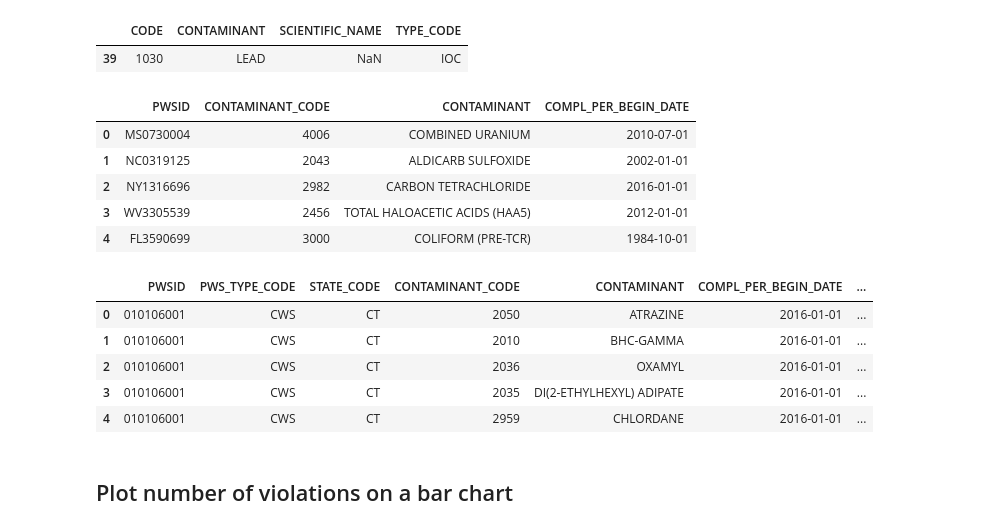
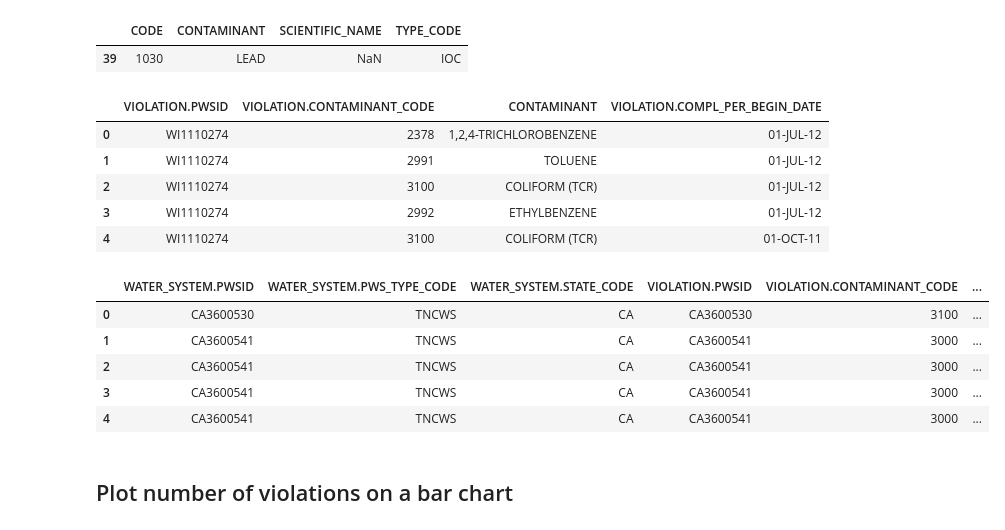
Before and after one commit to codeforboston/safe-water, a Jupyter notebook: projects/Exploratory Phase/code/python/notebooks/eda_charts.ipynb, the cells around one changed output. Saved outputs shown, nothing was run; the diff lists cells and outputs as text; code cells hidden in the pictures.

```diff
--- a/projects/Exploratory Phase/code/python/notebooks/eda_charts.ipynb
+++ b/projects/Exploratory Phase/code/python/notebooks/eda_charts.ipynb
@@ -77,8 +49,8 @@ viol.head()
 # %% [markdown]
 ## Join violations to dictionary of contaminants, to get names
 # %%
-contaminant_codes = pd.read_csv(os.path.join(data_dir, 'sdwis/contaminant-codes.csv'), sep=',', \
-                               dtype={'CODE': np.str})
+contaminant_codes = pd.read_csv(os.path.join(SDWIS_DIR, 'contaminant-codes.csv'), sep=',',
+                                dtype={'CODE' : np.str})
 contaminant_codes = contaminant_codes.rename(index=str, columns={"NAME": "CONTAMINANT"})
 contaminant_codes[contaminant_codes['CONTAMINANT'] == "LEAD"]
 # %% [output]
@@ -86,12 +58,12 @@ contaminant_codes[contaminant_codes['CONTAMINANT'] == "LEAD"]
 | 39 | 1030 | LEAD | NaN | IOC |
 # %%
 viol = pd.merge(viol, contaminant_codes, left_on='CONTAMINANT_CODE_STR', right_on='CODE', how='left')
-viol = viol[['PWSID', 'CONTAMINANT_CODE', 'CONTAMINANT', 'COMPL_PER_BEGIN_DATE']].drop_duplicates()
+viol = viol[['VIOLATION.PWSID', 'VIOLATION.CONTAMINANT_CODE', 'CONTAMINANT', 'VIOLATION.COMPL_PER_BEGIN_DATE']].drop_duplicates()
 viol.head()
 # %% [output]
-|  | PWSID | CONTAMINANT_CODE | CONTAMINANT | COMPL_PER_BEGIN_DATE |
-| 0 | MS0730004 | 4006 | COMBINED URANIUM | 2010-07-01 |
-| 1 | NC0319125 | 2043 | ALDICARB SULFOXIDE | 2002-01-01 |
-| 2 | NY1316696 | 2982 | CARBON TETRACHLORIDE | 2016-01-01 |
-| 3 | WV3305539 | 2456 | TOTAL HALOACETIC ACIDS (HAA5) | 2012-01-01 |
-| 4 | FL3590699 | 3000 | COLIFORM (PRE-TCR) | 1984-10-01 |
+|  | VIOLATION.PWSID | VIOLATION.CONTAMINANT_CODE | CONTAMINANT | VIOLATION.COMPL_PER_BEGIN_DATE |
+| 0 | WI1110274 | 2378 | 1,2,4-TRICHLOROBENZENE | 01-JUL-12 |
+| 1 | WI1110274 | 2991 | TOLUENE | 01-JUL-12 |
+| 2 | WI1110274 | 3100 | COLIFORM (TCR) | 01-JUL-12 |
+| 3 | WI1110274 | 2992 | ETHYLBENZENE | 01-JUL-12 |
+| 4 | WI1110274 | 3100 | COLIFORM (TCR) | 01-OCT-11 |
@@ -104,15 +70,15 @@ def get_year_for_violation(row):
-# %%
-viol.loc[:, 'VIOLATION_YEAR'] = viol.apply(get_year_for_violation, axis=1)
+# %%
+viol.loc[:, 'VIOLATION_YEAR'] = pd.to_datetime(viol['VIOLATION.COMPL_PER_BEGIN_DATE']).dt.year
 # %%
-water_sys_viol = pd.merge(water_sys, viol, on='PWSID')
+water_sys_viol = pd.merge(water_sys, viol, left_on='WATER_SYSTEM.PWSID', right_on='VIOLATION.PWSID')
 water_sys_viol.head()
 # %% [output]
-|  | PWSID | PWS_TYPE_CODE | STATE_CODE | CONTAMINANT_CODE | CONTAMINANT | COMPL_PER_BEGIN_DATE | ... |
-| 0 | 010106001 | CWS | CT | 2050 | ATRAZINE | 2016-01-01 | ... |
-| 1 | 010106001 | CWS | CT | 2010 | BHC-GAMMA | 2016-01-01 | ... |
-| 2 | 010106001 | CWS | CT | 2036 | OXAMYL | 2016-01-01 | ... |
-| 3 | 010106001 | CWS | CT | 2035 | DI(2-ETHYLHEXYL) ADIPATE | 2016-01-01 | ... |
-| 4 | 010106001 | CWS | CT | 2959 | CHLORDANE | 2016-01-01 | ... |
+|  | WATER_SYSTEM.PWSID | WATER_SYSTEM.PWS_TYPE_CODE | WATER_SYSTEM.STATE_CODE | VIOLATION.PWSID | VIOLATION.CONTAMINANT_CODE | ... |
+| 0 | CA3600530 | TNCWS | CA | CA3600530 | 3100 | ... |
+| 1 | CA3600541 | TNCWS | CA | CA3600541 | 3000 | ... |
+| 2 | CA3600541 | TNCWS | CA | CA3600541 | 3000 | ... |
+| 3 | CA3600541 | TNCWS | CA | CA3600541 | 3000 | ... |
+| 4 | CA3600541 | TNCWS | CA | CA3600541 | 3000 | ... |
 # %%
 # df: water system violation dataframe
 # state: two letter code
```
Also changed, not shown: parts of 12 cells of this notebook, 2 other files.
